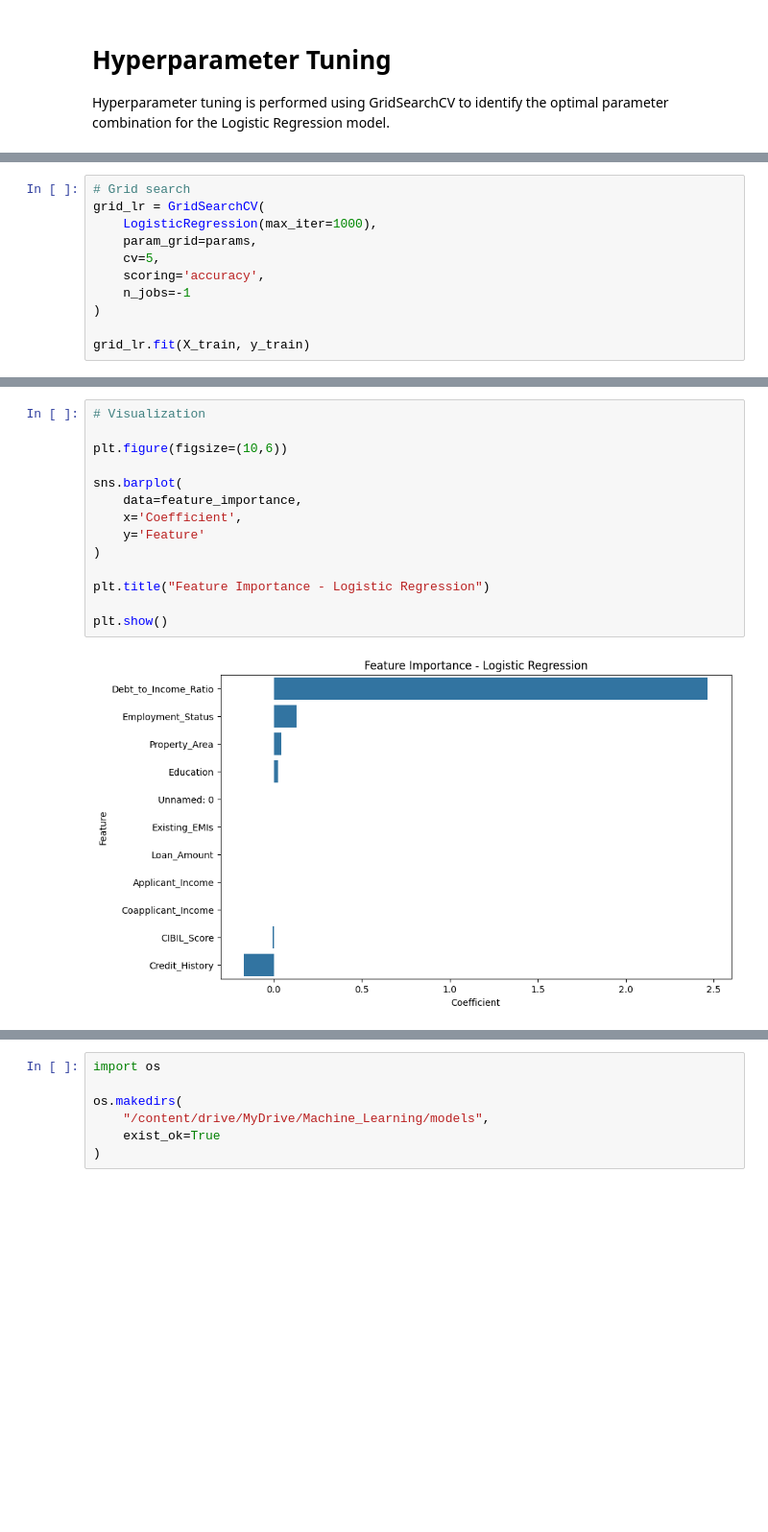
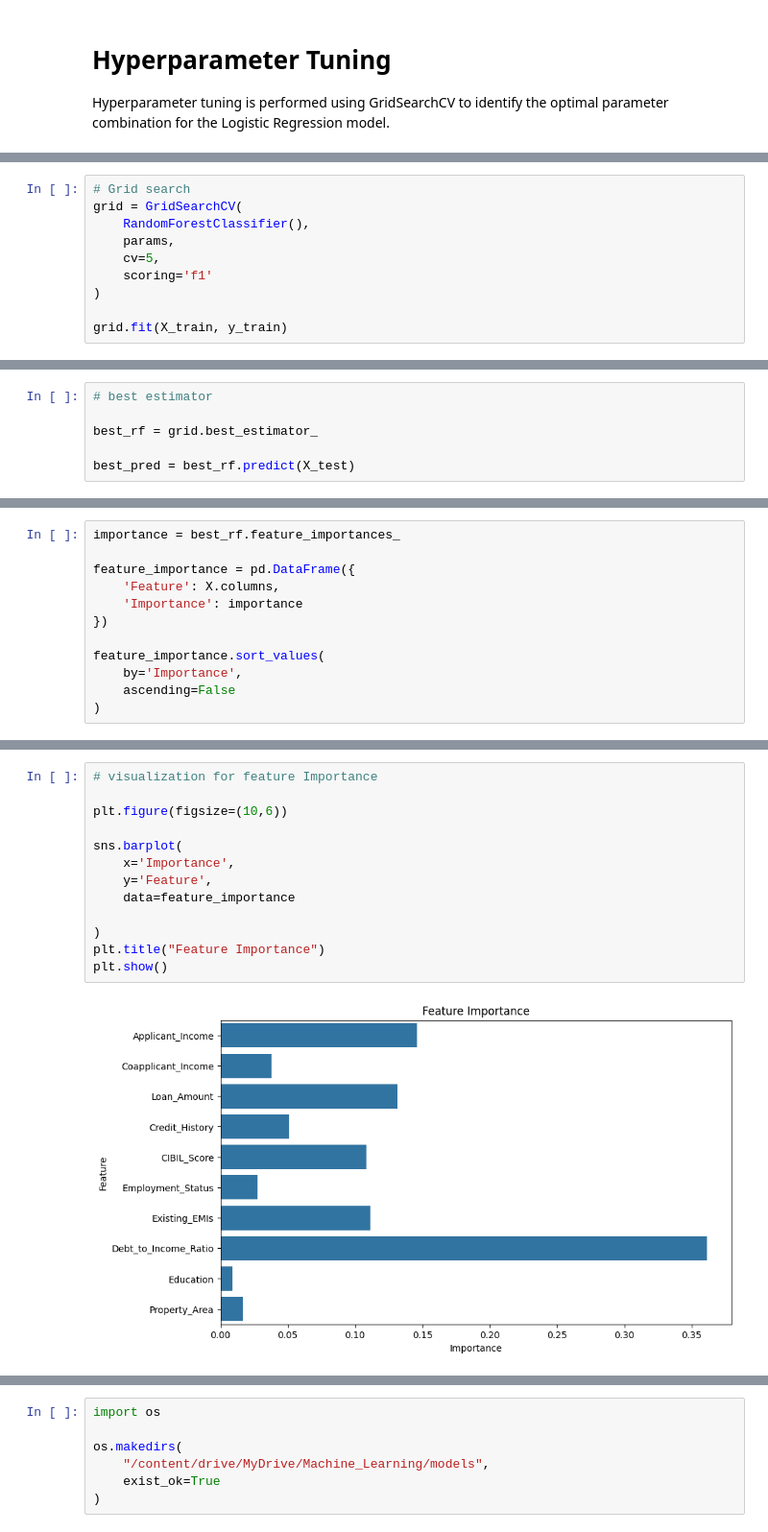
Before and after one commit to Sowmyasri11/Intelligent_Loan_Analytics_and_Prediction_System_using_Machine_Learning, a Jupyter notebook: notebooks/loan_approval_prediction.ipynb, the cells around one changed output, grey strips where cells are left out. Shown at 96% size. Saved outputs shown, nothing was run; the diff lists cells and outputs as text; blank space fills up the shorter version.

Commit message:
Complete loan approval prediction notebook

```diff
--- a/notebooks/loan_approval_prediction.ipynb
+++ b/notebooks/loan_approval_prediction.ipynb
@@ -362,13 +310,12 @@ params = {
 }
 # %%
 # Grid search
-grid_lr = GridSearchCV(
-    LogisticRegression(max_iter=1000),
-    param_grid=params,
+grid = GridSearchCV(
+    RandomForestClassifier(),
+    params,
     cv=5,
-    scoring='accuracy',
-    n_jobs=-1
+    scoring='f1'
 )
 
-grid_lr.fit(X_train, y_train)
+grid.fit(X_train, y_train)
 # %% [output]
@@ -409,0 +333,6 @@ ROC-AUC  : 0.8093333333333332
+# %%
+# best estimator
+
+best_rf = grid.best_estimator_
+
+best_pred = best_rf.predict(X_test)
@@ -455,0 +359,12 @@ feature_importance
+# %%
+importance = best_rf.feature_importances_
+
+feature_importance = pd.DataFrame({
+    'Feature': X.columns,
+    'Importance': importance
+})
+
+feature_importance.sort_values(
+    by='Importance',
+    ascending=False
+)
@@ -456,19 +383,18 @@ feature_importance
 # %%
-# Visualization
+# visualization for feature Importance
 
 plt.figure(figsize=(10,6))
 
 sns.barplot(
-    data=feature_importance,
-    x='Coefficient',
-    y='Feature'
+    x='Importance',
+    y='Feature',
+    data=feature_importance
+
 )
-
-plt.title("Feature Importance - Logistic Regression")
-
+plt.title("Feature Importance")
 plt.show()
 # %% [output]
-[figure, old version]
+[figure, new version]
 # %% [markdown]
 # Final Model Summary
 
```
Also changed, not shown: parts of 45 cells of this notebook.
